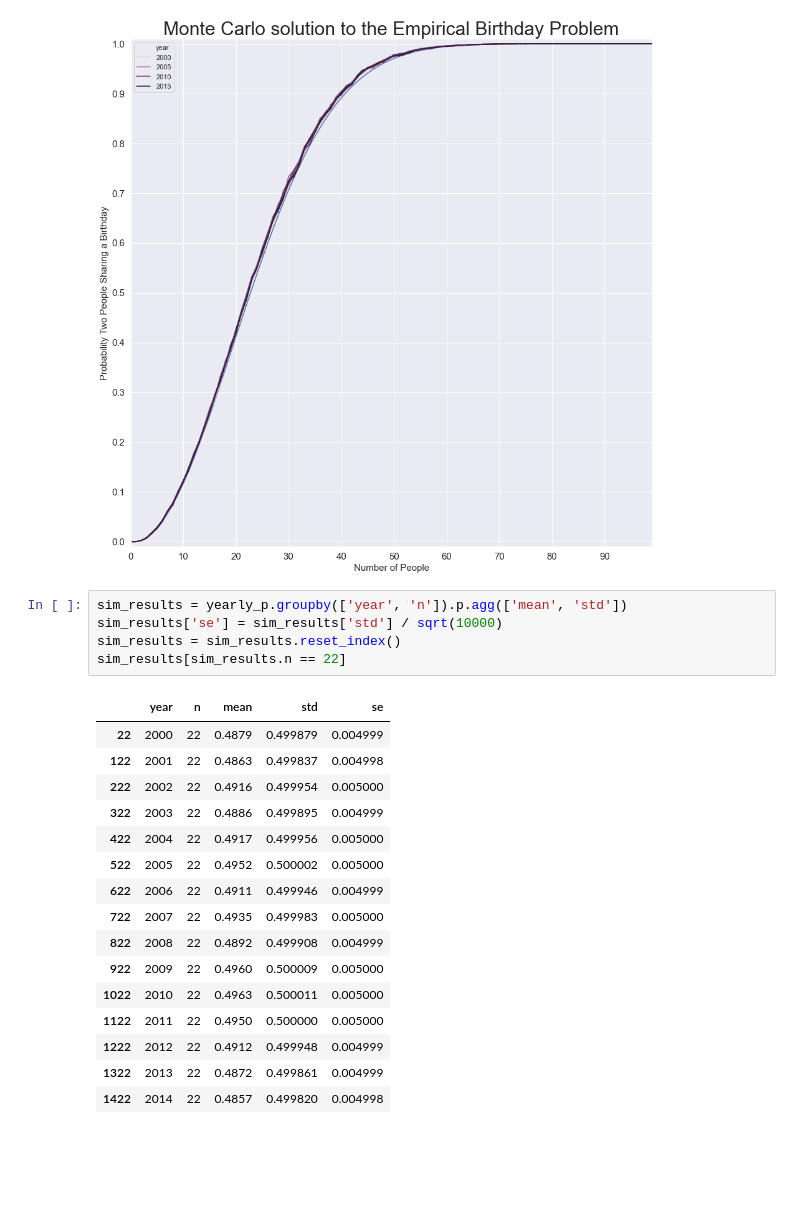
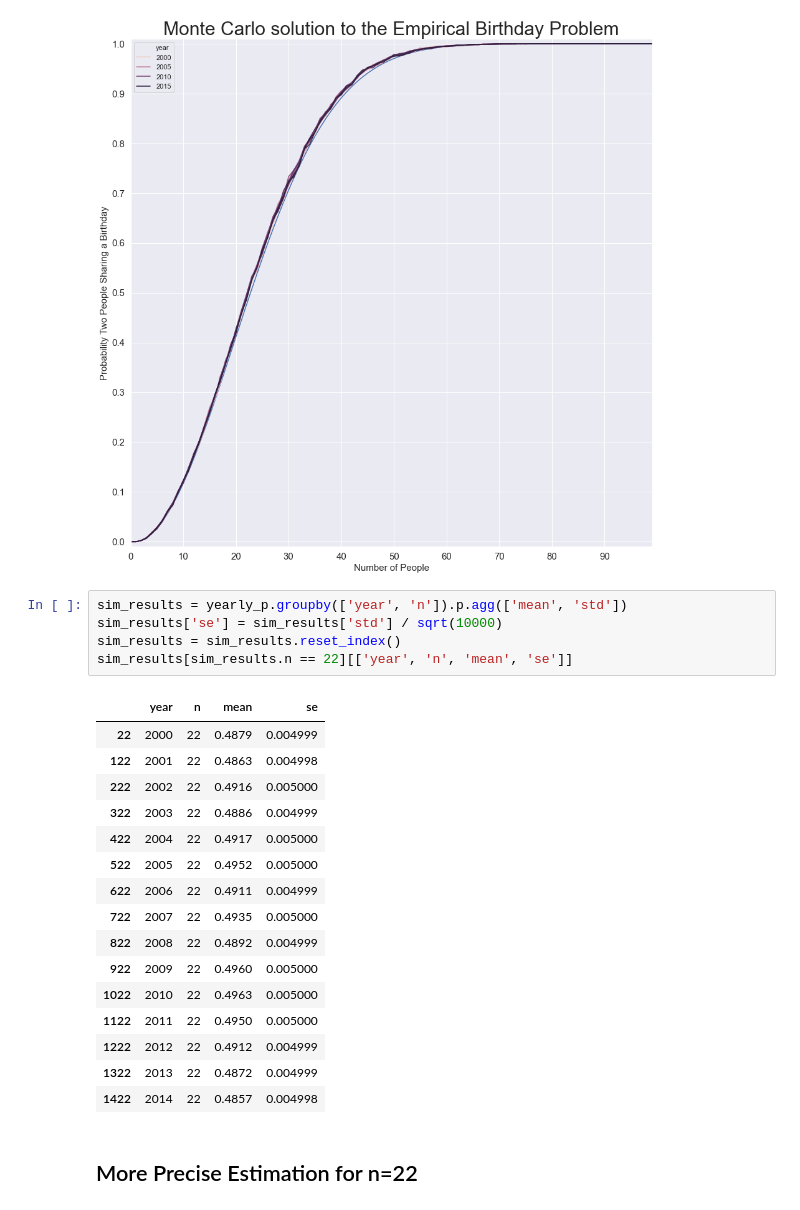
Before and after one commit to rcharan/birthdays, a Jupyter notebook: birthday_problem.ipynb, the cells around one changed output. Cells and saved outputs as stored; diff of their text form; blank space fills up the shorter version.

```diff
--- a/birthday_problem.ipynb
+++ b/birthday_problem.ipynb
@@ -509,25 +509,27 @@ plt.close('all')
 # %%
 sim_results = yearly_p.groupby(['year', 'n']).p.agg(['mean', 'std'])
 sim_results['se'] = sim_results['std'] / sqrt(10000)
 sim_results = sim_results.reset_index()
-sim_results[sim_results.n == 22]
+sim_results[sim_results.n == 22][['year', 'n', 'mean', 'se']]
 # %% [output]
-|  | year | n | mean | std | se |
-| 22 | 2000 | 22 | 0.4879 | 0.499879 | 0.004999 |
-| 122 | 2001 | 22 | 0.4863 | 0.499837 | 0.004998 |
-| 222 | 2002 | 22 | 0.4916 | 0.499954 | 0.005000 |
-| 322 | 2003 | 22 | 0.4886 | 0.499895 | 0.004999 |
-| 422 | 2004 | 22 | 0.4917 | 0.499956 | 0.005000 |
-| 522 | 2005 | 22 | 0.4952 | 0.500002 | 0.005000 |
-| 622 | 2006 | 22 | 0.4911 | 0.499946 | 0.004999 |
-| 722 | 2007 | 22 | 0.4935 | 0.499983 | 0.005000 |
-| 822 | 2008 | 22 | 0.4892 | 0.499908 | 0.004999 |
-| 922 | 2009 | 22 | 0.4960 | 0.500009 | 0.005000 |
-| 1022 | 2010 | 22 | 0.4963 | 0.500011 | 0.005000 |
-| 1122 | 2011 | 22 | 0.4950 | 0.500000 | 0.005000 |
-| 1222 | 2012 | 22 | 0.4912 | 0.499948 | 0.004999 |
-| 1322 | 2013 | 22 | 0.4872 | 0.499861 | 0.004999 |
-| 1422 | 2014 | 22 | 0.4857 | 0.499820 | 0.004998 |
+|  | year | n | mean | se |
+| 22 | 2000 | 22 | 0.4879 | 0.004999 |
+| 122 | 2001 | 22 | 0.4863 | 0.004998 |
+| 222 | 2002 | 22 | 0.4916 | 0.005000 |
+| 322 | 2003 | 22 | 0.4886 | 0.004999 |
+| 422 | 2004 | 22 | 0.4917 | 0.005000 |
+| 522 | 2005 | 22 | 0.4952 | 0.005000 |
+| 622 | 2006 | 22 | 0.4911 | 0.004999 |
+| 722 | 2007 | 22 | 0.4935 | 0.005000 |
+| 822 | 2008 | 22 | 0.4892 | 0.004999 |
+| 922 | 2009 | 22 | 0.4960 | 0.005000 |
+| 1022 | 2010 | 22 | 0.4963 | 0.005000 |
+| 1122 | 2011 | 22 | 0.4950 | 0.005000 |
+| 1222 | 2012 | 22 | 0.4912 | 0.004999 |
+| 1322 | 2013 | 22 | 0.4872 | 0.004999 |
+| 1422 | 2014 | 22 | 0.4857 | 0.004998 |
+# %% [markdown]
+## More Precise Estimation for n=22
 # %%
 %%time
 yearly_p_22 = (
```
Also changed, not shown: parts of 12 cells of this notebook, 4 other files.
